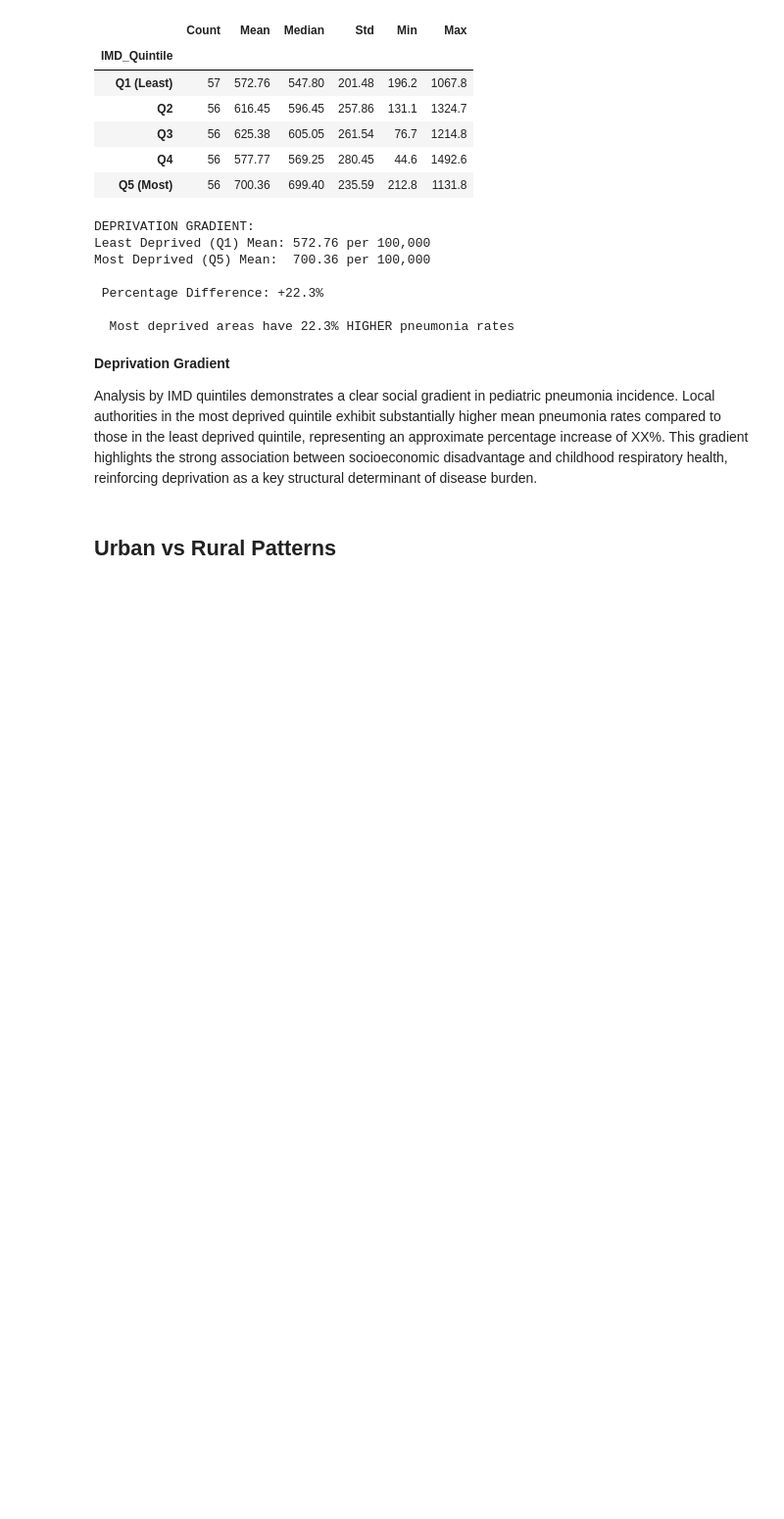
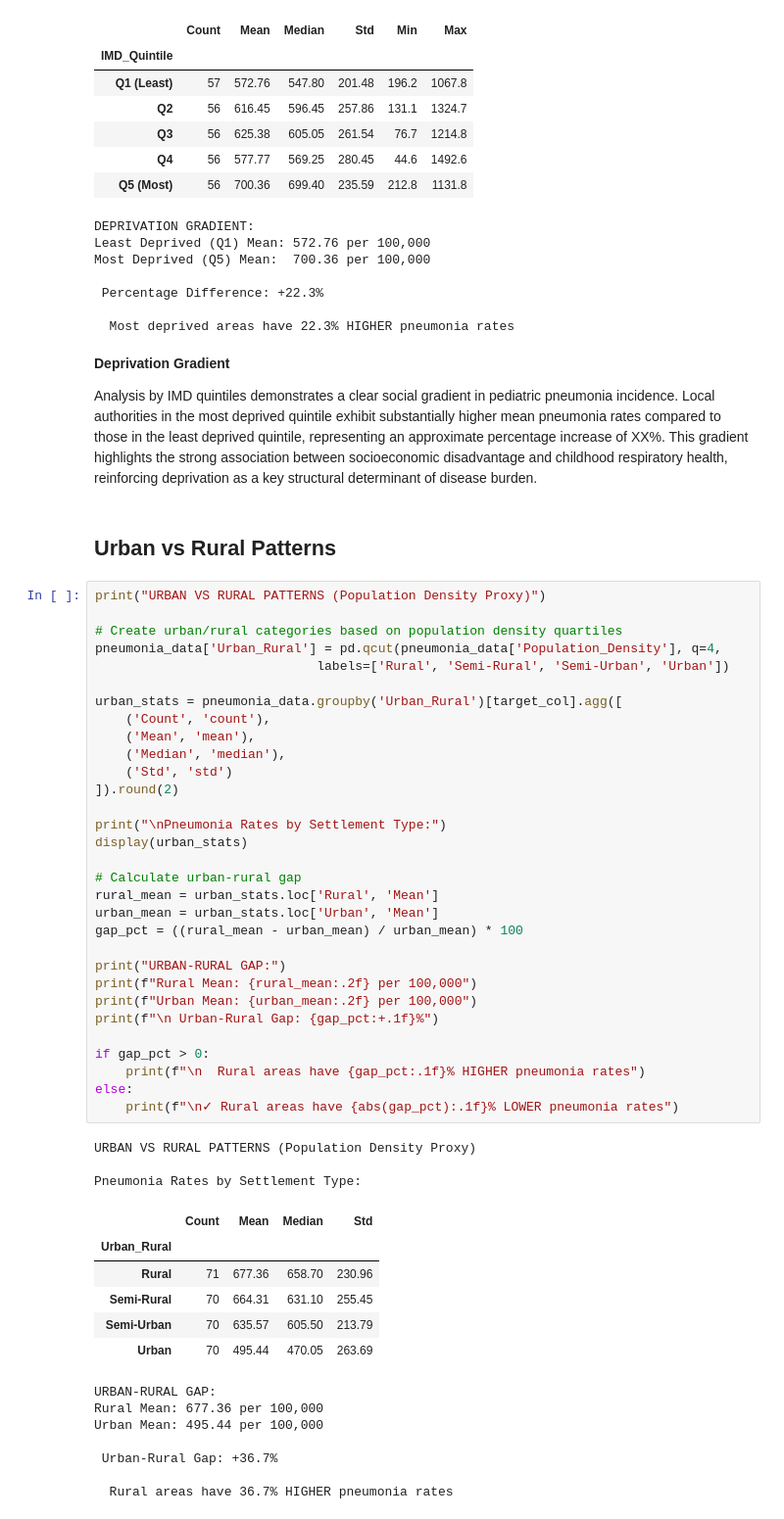
Before and after one commit to IfeakanduBenedict/pediatric-pneumonia-ml-england, a Jupyter notebook: Pediatric_Pneumonia_Analysis.ipynb, the cells around one changed output. Shown at 98% size. Cells and saved outputs as stored; diff of their text form; blank space fills up the shorter version.

```diff
--- a/Pediatric_Pneumonia_Analysis.ipynb
+++ b/Pediatric_Pneumonia_Analysis.ipynb
@@ -499,3 +499,51 @@ Most Deprived (Q5) Mean:  700.36 per 100,000
 Analysis by IMD quintiles demonstrates a clear social gradient in pediatric pneumonia incidence. Local authorities in the most deprived quintile exhibit substantially higher mean pneumonia rates compared to those in the least deprived quintile, representing an approximate percentage increase of XX%. This gradient highlights the strong association between socioeconomic disadvantage and childhood respiratory health, reinforcing deprivation as a key structural determinant of disease burden.
 # %% [markdown]
 ## **Urban vs Rural Patterns**
+# %%
+print("URBAN VS RURAL PATTERNS (Population Density Proxy)")
+
+# Create urban/rural categories based on population density quartiles
+pneumonia_data['Urban_Rural'] = pd.qcut(pneumonia_data['Population_Density'], q=4,
+                             labels=['Rural', 'Semi-Rural', 'Semi-Urban', 'Urban'])
+
+urban_stats = pneumonia_data.groupby('Urban_Rural')[target_col].agg([
+    ('Count', 'count'),
+    ('Mean', 'mean'),
+    ('Median', 'median'),
+    ('Std', 'std')
+]).round(2)
+
+print("\nPneumonia Rates by Settlement Type:")
+display(urban_stats)
+
+# Calculate urban-rural gap
+rural_mean = urban_stats.loc['Rural', 'Mean']
+urban_mean = urban_stats.loc['Urban', 'Mean']
+gap_pct = ((rural_mean - urban_mean) / urban_mean) * 100
+
+print("URBAN-RURAL GAP:")
+print(f"Rural Mean: {rural_mean:.2f} per 100,000")
+print(f"Urban Mean: {urban_mean:.2f} per 100,000")
+print(f"\n Urban-Rural Gap: {gap_pct:+.1f}%")
+
+if gap_pct > 0:
+    print(f"\n  Rural areas have {gap_pct:.1f}% HIGHER pneumonia rates")
+else:
+    print(f"\n✓ Rural areas have {abs(gap_pct):.1f}% LOWER pneumonia rates")
+# %% [output]
+URBAN VS RURAL PATTERNS (Population Density Proxy)
+
+Pneumonia Rates by Settlement Type:
+|  | Count | Mean | Median | Std |
+| Urban_Rural |  |  |  |  |
+| Rural | 71 | 677.36 | 658.70 | 230.96 |
+| Semi-Rural | 70 | 664.31 | 631.10 | 255.45 |
+| Semi-Urban | 70 | 635.57 | 605.50 | 213.79 |
+| Urban | 70 | 495.44 | 470.05 | 263.69 |
+URBAN-RURAL GAP:
+Rural Mean: 677.36 per 100,000
+Urban Mean: 495.44 per 100,000
+
+ Urban-Rural Gap: +36.7%
+
+  Rural areas have 36.7% HIGHER pneumonia rates
```
Also changed, not shown: parts of 1 cell of this notebook.
